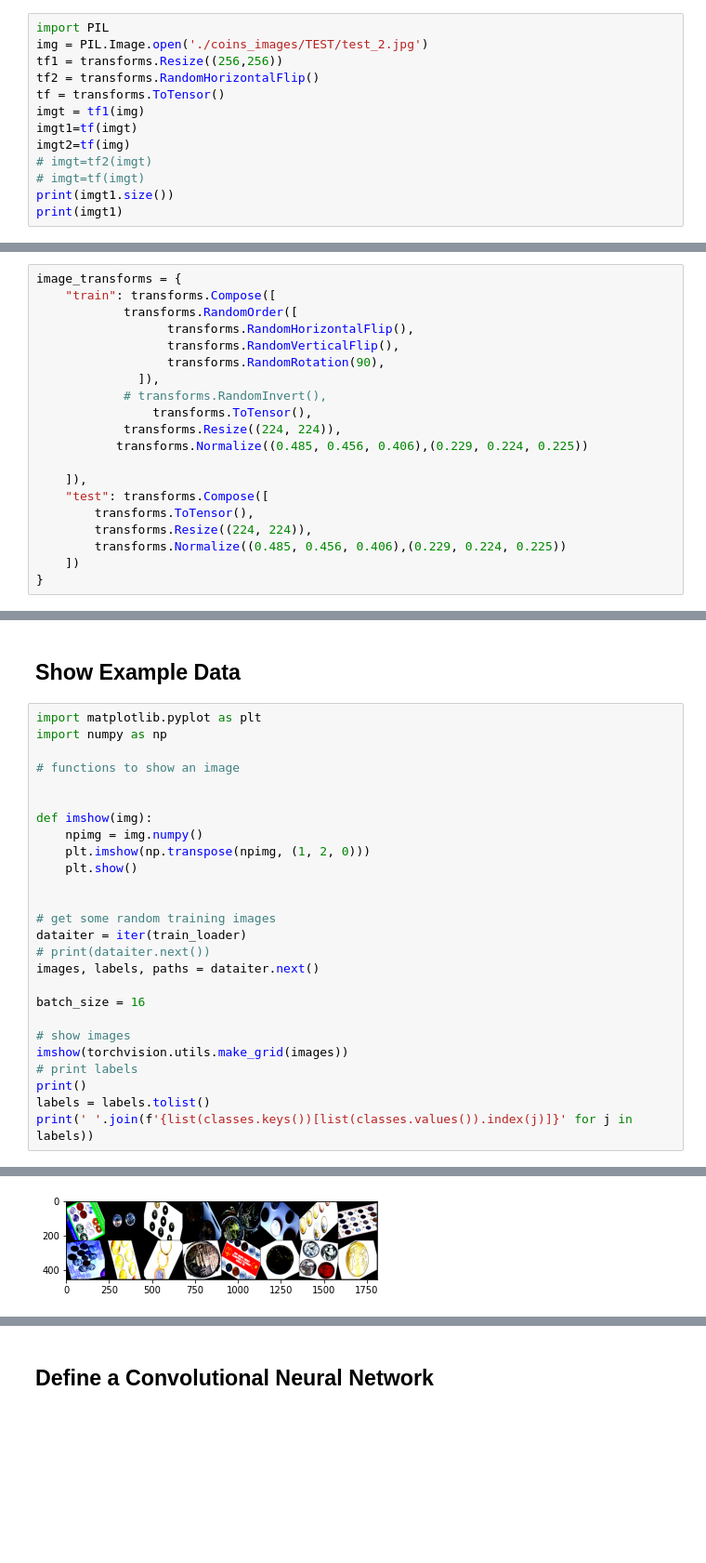
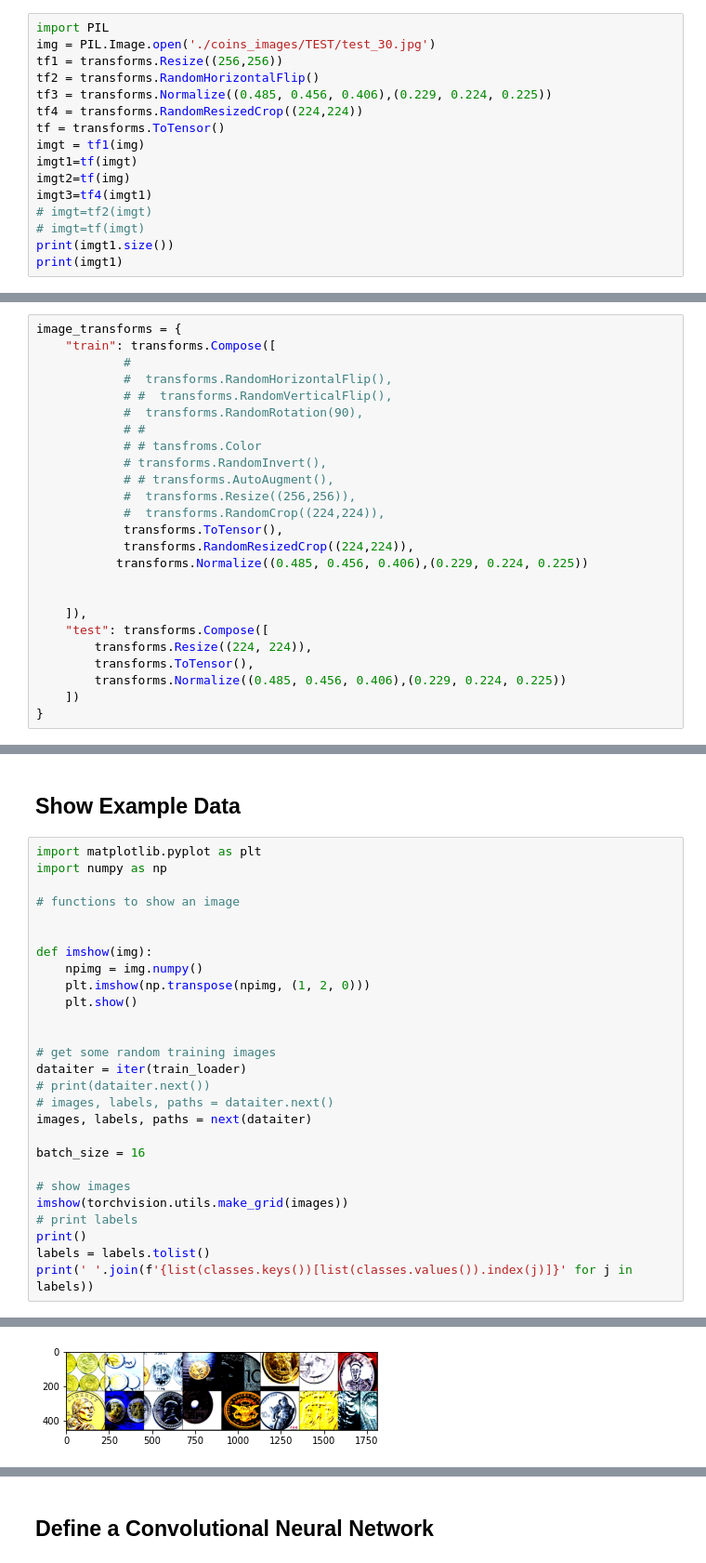
Before and after one commit to NAJOO0/2022F-Ajou-ML, a Jupyter notebook: baseline_ipynb의_사본.ipynb, the cells around one changed output, grey strips where cells are left out. Shown at 93% size. Saved outputs shown, nothing was run; the diff lists cells and outputs as text; blank space fills up the shorter version.

```diff
--- a/baseline_ipynb의_사본.ipynb
+++ b/baseline_ipynb의_사본.ipynb
@@ -68,13 +69,16 @@ from PIL import ImageFile
 ImageFile.LOAD_TRUNCATED_IMAGES = True # prevent truncate error
 # %%
 import PIL
-img = PIL.Image.open('./coins_images/TEST/test_2.jpg')
+img = PIL.Image.open('./coins_images/TEST/test_30.jpg')
 tf1 = transforms.Resize((256,256))
 tf2 = transforms.RandomHorizontalFlip()
+tf3 = transforms.Normalize((0.485, 0.456, 0.406),(0.229, 0.224, 0.225))
+tf4 = transforms.RandomResizedCrop((224,224))
 tf = transforms.ToTensor()
 imgt = tf1(img)
 imgt1=tf(imgt)
 imgt2=tf(img)
+imgt3=tf4(imgt1)
 # imgt=tf2(imgt)
 # imgt=tf(imgt)
 print(imgt1.size())
@@ -119,20 +150,25 @@ imshow(imgt1)
 # %%
 image_transforms = {
     "train": transforms.Compose([
-            transforms.RandomOrder([
-                  transforms.RandomHorizontalFlip(),
-                  transforms.RandomVerticalFlip(),
-                  transforms.RandomRotation(90),
-              ]),
+            #
+            #  transforms.RandomHorizontalFlip(),
+            # #  transforms.RandomVerticalFlip(),
+            #  transforms.RandomRotation(90),
+            # #
+            # # tansfroms.Color
             # transforms.RandomInvert(),
-                transforms.ToTensor(),
-            transforms.Resize((224, 224)),
+            # # transforms.AutoAugment(),
+            #  transforms.Resize((256,256)),
+            #  transforms.RandomCrop((224,224)),
+            transforms.ToTensor(),
+            transforms.RandomResizedCrop((224,224)),
            transforms.Normalize((0.485, 0.456, 0.406),(0.229, 0.224, 0.225))
+
 
     ]),
     "test": transforms.Compose([
+        transforms.Resize((224, 224)),
         transforms.ToTensor(),
-        transforms.Resize((224, 224)),
         transforms.Normalize((0.485, 0.456, 0.406),(0.229, 0.224, 0.225))
     ])
 }
@@ -190,30 +221,31 @@ classes
 # %%
 import matplotlib.pyplot as plt
 import numpy as np
 
 # functions to show an image
 
 
 def imshow(img):
     npimg = img.numpy()
     plt.imshow(np.transpose(npimg, (1, 2, 0)))
     plt.show()
 
 
 # get some random training images
 dataiter = iter(train_loader)
 # print(dataiter.next())
-images, labels, paths = dataiter.next()
+# images, labels, paths = dataiter.next()
+images, labels, paths = next(dataiter)
 
 batch_size = 16
 
 # show images
 imshow(torchvision.utils.make_grid(images))
 # print labels
 print()
 labels = labels.tolist()
 print(' '.join(f'{list(classes.keys())[list(classes.values()).index(j)]}' for j in labels))
 # %% [output]
 WARNING:matplotlib.image:Clipping input data to the valid range for imshow with RGB data ([0..1] for floats or [0..255] for integers).
-[figure, old version]
+[figure, new version]
 NameError: ignored
```
Also changed, not shown: parts of 24 cells of this notebook.
